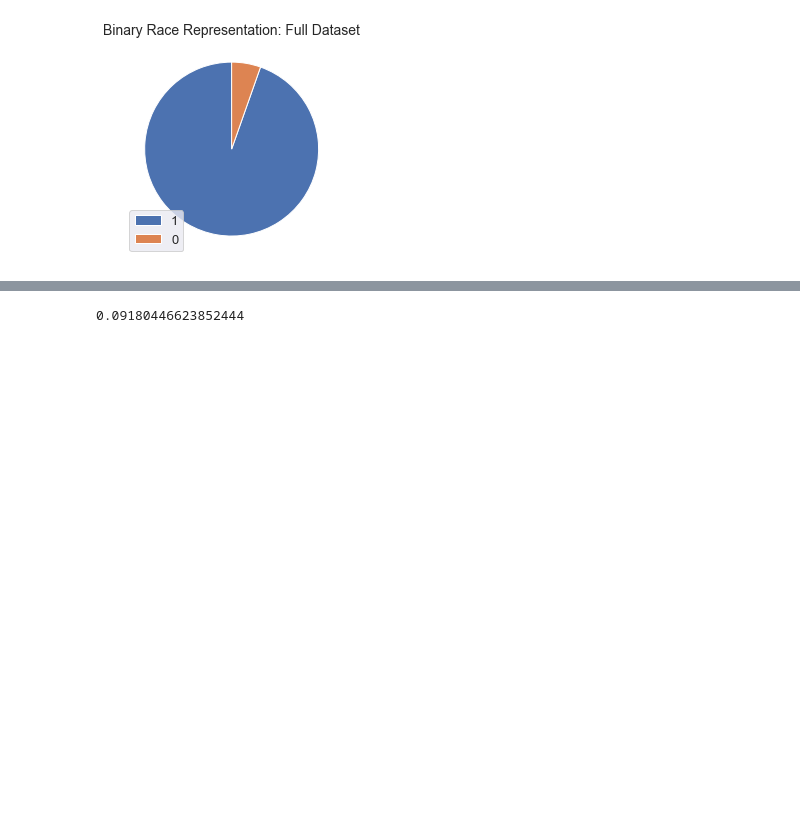
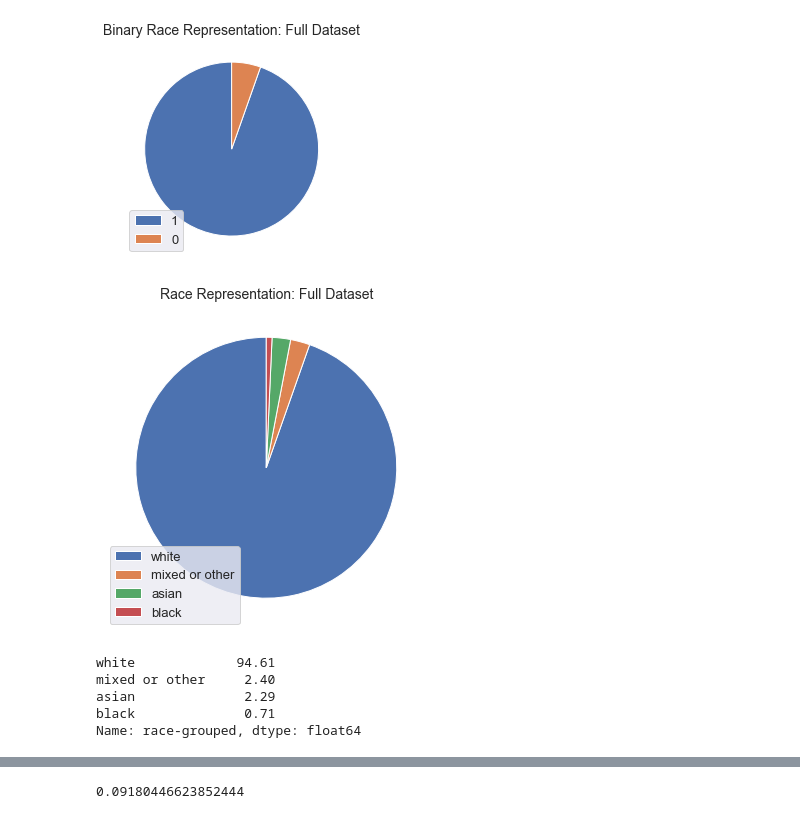
Before and after one commit to analiseb/UB-Masters-Thesis, a Jupyter notebook: PRE_eda.ipynb, the cells around one changed output, grey strips where cells are left out. Drawn from its saved outputs; the diff is of its cells as text; code cells hidden in the pictures; blank space fills up the shorter version.

```diff
--- a/PRE_eda.ipynb
+++ b/PRE_eda.ipynb
@@ -427,6 +427,9 @@ plt.savefig('charts/outcome_binary_counts_bar.png', bbox_inches='tight')
 # %% [markdown]
 ## Binary Dataset
 # %%
+# define Seaborn color palette to use
+sns.set_theme(style="darkgrid")
+
 df = pd.read_csv('data/entire_imputed.csv')
 df.drop('Unnamed: 0', axis=1, inplace=True)
 
@@ -439,6 +442,7 @@ bins = [30, 40, 50, 60, 70, 80]
 labels = ['30-39', '40-49', '50-59', '60-69', '70-79']
 df['age-binned'] = pd.cut(x = df['age'], bins = bins, labels = labels, include_lowest = True)
 df['race-binary']=df['race'].map(gv.binary_race)
+df['race-grouped']=df['race'].map(gv.alternate_race_groupings)
 # %%
 df.to_csv('binary_full.csv')
 # %%
@@ -513,3 +517,24 @@ plt.title("Binary Race Representation: Full Dataset",size=14)
 plt.savefig('charts/EDA/race_pie_full.png', bbox_inches='tight')
 # %% [output]
 [figure]
+# %%
+counts = df['race-grouped'].value_counts()
+labels = counts.index
+
+plt.figure(figsize=(6,6))
+#Plot pie chart
+plt.pie(counts, startangle=90)
+plt.legend(labels, loc=3,fontsize=13)
+plt.title("Race Representation: Full Dataset",size=14)
+plt.savefig('charts/EDA/grouped_race_pie_full.png', bbox_inches='tight')
+# %% [output]
+[figure, added]
+# %%
+race_percents = round(counts/counts.sum()*100,2)
+race_percents
+# %% [output]
+white             94.61
+mixed or other     2.40
+asian              2.29
+black              0.71
+Name: race-grouped, dtype: float64
```
Also changed, not shown: parts of 4 cells of this notebook, 14 other files.
